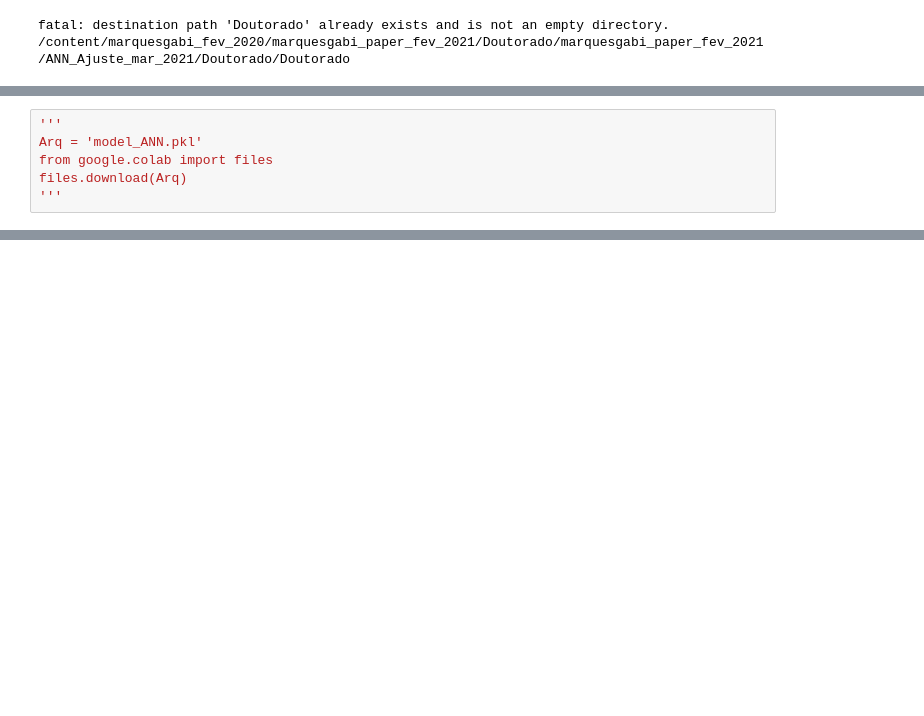
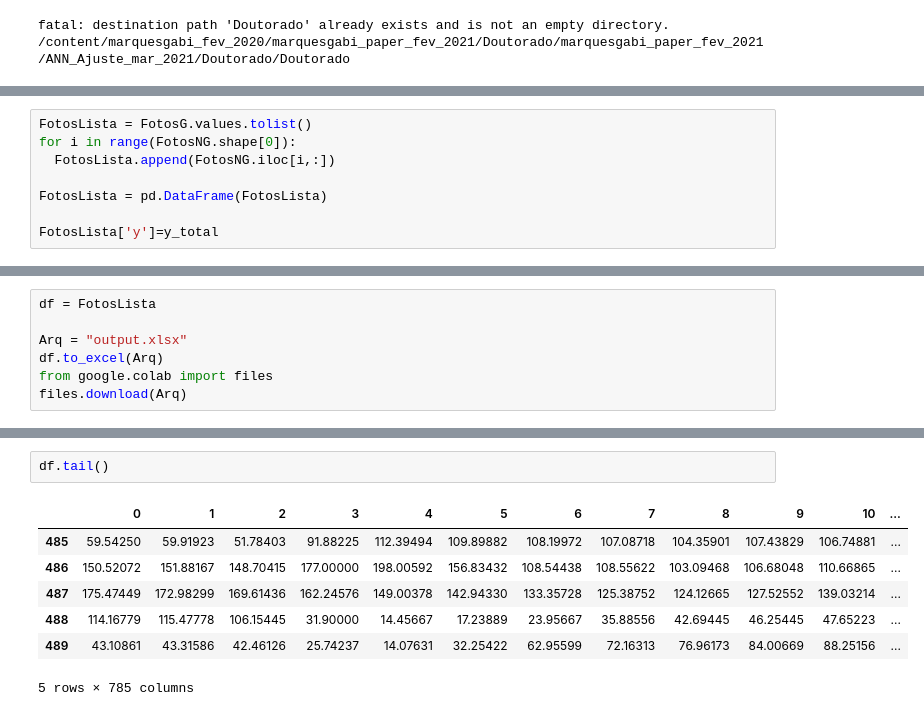
Before and after one commit to ucfilho/marquesgabi_paper_fev_2021, a Jupyter notebook: Codes_in_Evaluation/save_pictures_abril_16_2021.ipynb, the cells around one changed output, grey strips where cells are left out. Cells and saved outputs as stored; diff of their text form; blank space fills up the shorter version.

```diff
--- a/Codes_in_Evaluation/save_pictures_abril_16_2021.ipynb
+++ b/Codes_in_Evaluation/save_pictures_abril_16_2021.ipynb
@@ -294,0 +258,8 @@ result.shape
+# %%
+FotosLista = FotosG.values.tolist()
+for i in range(FotosNG.shape[0]):
+  FotosLista.append(FotosNG.iloc[i,:])
+
+FotosLista = pd.DataFrame(FotosLista)
+
+FotosLista['y']=y_total
@@ -295,7 +274,8 @@ result.shape
 # %%
-'''
-Arq = 'model_ANN.pkl'
+df = FotosLista
+
+Arq = "output.xlsx"
+df.to_excel(Arq)
 from google.colab import files
 files.download(Arq)
-'''
 # %% [output]
@@ -302,0 +298,10 @@ files.download(Arq)
+# %%
+df.tail()
+# %% [output]
+|  | 0 | 1 | 2 | 3 | 4 | 5 | 6 | 7 | 8 | 9 | 10 | ... |
+| 485 | 59.54250 | 59.91923 | 51.78403 | 91.88225 | 112.39494 | 109.89882 | 108.19972 | 107.08718 | 104.35901 | 107.43829 | 106.74881 | ... |
+| 486 | 150.52072 | 151.88167 | 148.70415 | 177.00000 | 198.00592 | 156.83432 | 108.54438 | 108.55622 | 103.09468 | 106.68048 | 110.66865 | ... |
+| 487 | 175.47449 | 172.98299 | 169.61436 | 162.24576 | 149.00378 | 142.94330 | 133.35728 | 125.38752 | 124.12665 | 127.52552 | 139.03214 | ... |
+| 488 | 114.16779 | 115.47778 | 106.15445 | 31.90000 | 14.45667 | 17.23889 | 23.95667 | 35.88556 | 42.69445 | 46.25445 | 47.65223 | ... |
+| 489 | 43.10861 | 43.31586 | 42.46126 | 25.74237 | 14.07631 | 32.25422 | 62.95599 | 72.16313 | 76.96173 | 84.00669 | 88.25156 | ... |
+5 rows × 785 columns
```
Also changed, not shown: parts of 11 cells of this notebook.
